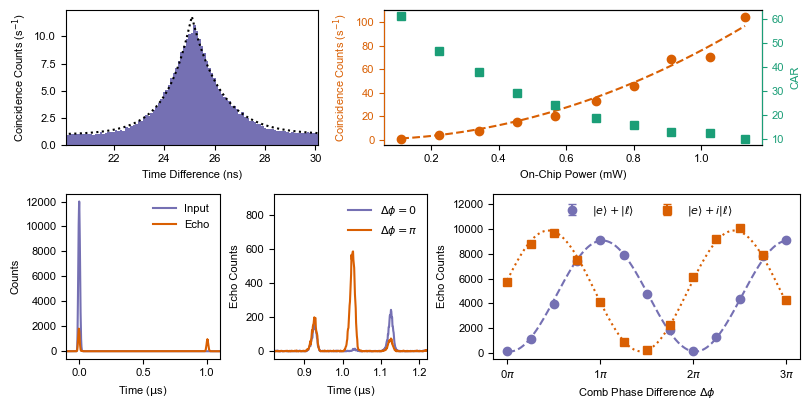
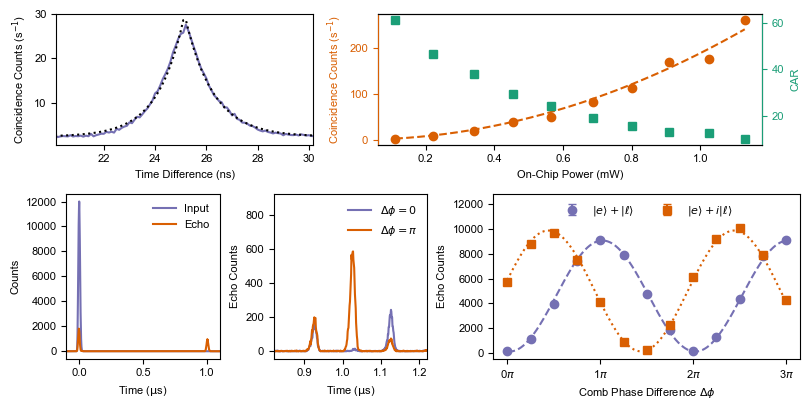
The change to this notebook cell's code, shown as a diff; its figure went from the first image to the second:
--- before
+++ after
@@ -7,10 +7,10 @@
 # upper subplots
 # subplot (a): Coincidence Histogram
-# axs_upper[0].plot(time_coincidence, coincidence,
-#                   color=color_primary,
-#                   label='Data')
-axs_upper[0].bar(time_coincidence, coincidence,
-                 width=time_coincidence[1]-time_coincidence[0],
-                 color=color_primary,)
+axs_upper[0].plot(time_coincidence, coincidence,
+                  color=color_primary,
+                  label='Data')
+# axs_upper[0].bar(time_coincidence, coincidence,
+#                  width=time_coincidence[1]-time_coincidence[0],
+#                  color=color_primary,)
 time_to_plot = np.linspace(min(time_coincidence), max(time_coincidence), 10000)
 axs_upper[0].plot(time_to_plot, g_2_exp_bg(time_to_plot, **res_coincidence.best_values),

Commit: Fix wrong integration time in figure 2 for paper